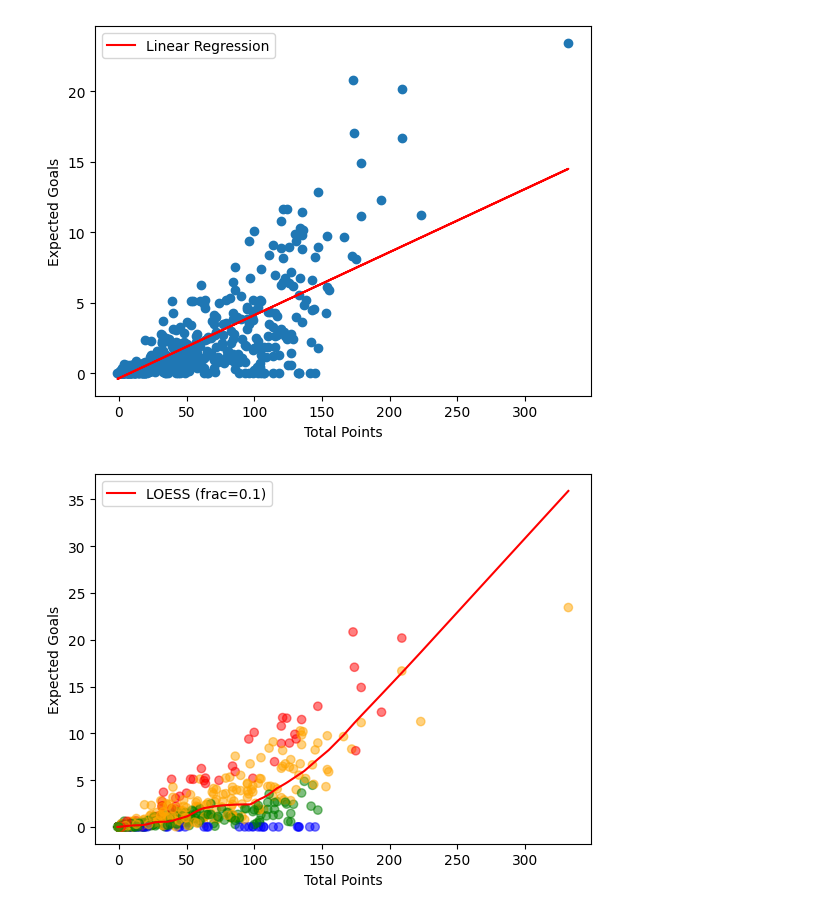
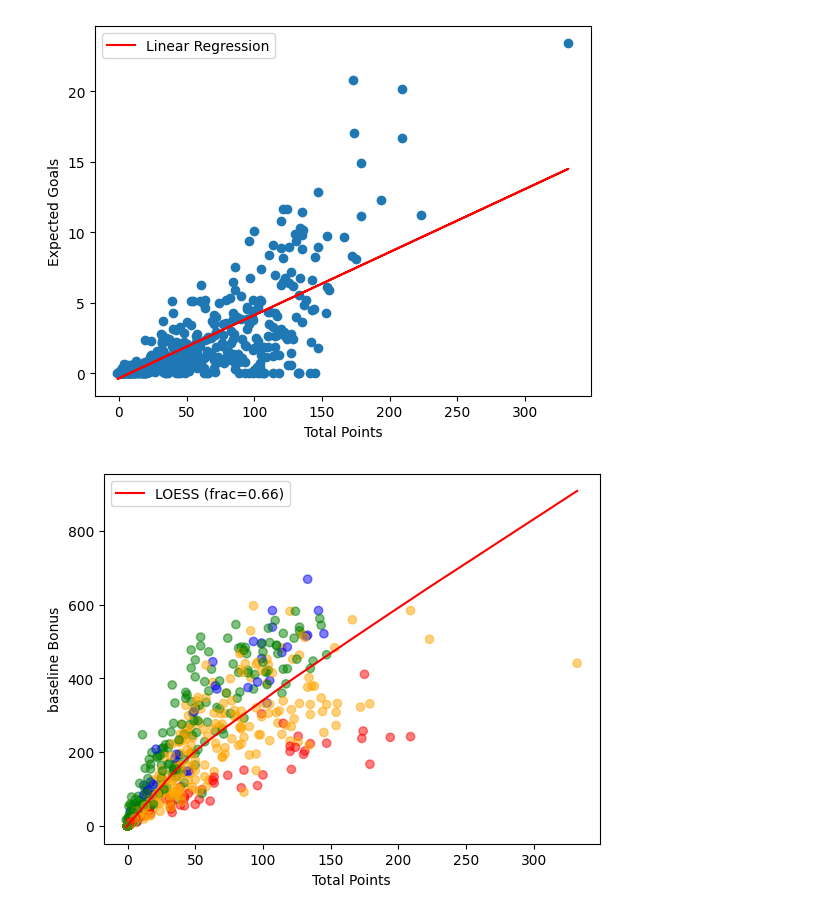
Before and after one commit to samikayyal/FPL-Predictor, a Jupyter notebook: eda.ipynb, the cells around one changed output. Saved outputs shown, nothing was run; the diff lists cells and outputs as text; code cells hidden in the pictures.

```diff
--- a/eda.ipynb
+++ b/eda.ipynb
@@ -112,12 +112,11 @@ scatter_with_lr(
 # %%
 scatter_with_loess(
     players_season_data['total_points'],
-    players_season_data['xG'],
+    players_season_data['baseline_bps'],
     'Total Points',
-    'Expected Goals',
+    'baseline Bonus',
     c=colors,
     alpha=0.5,
-    frac=0.1
 )
 # %% [output]
-[figure, old version]
+[figure, new version]
```
Also changed, not shown: parts of 2 cells of this notebook.
